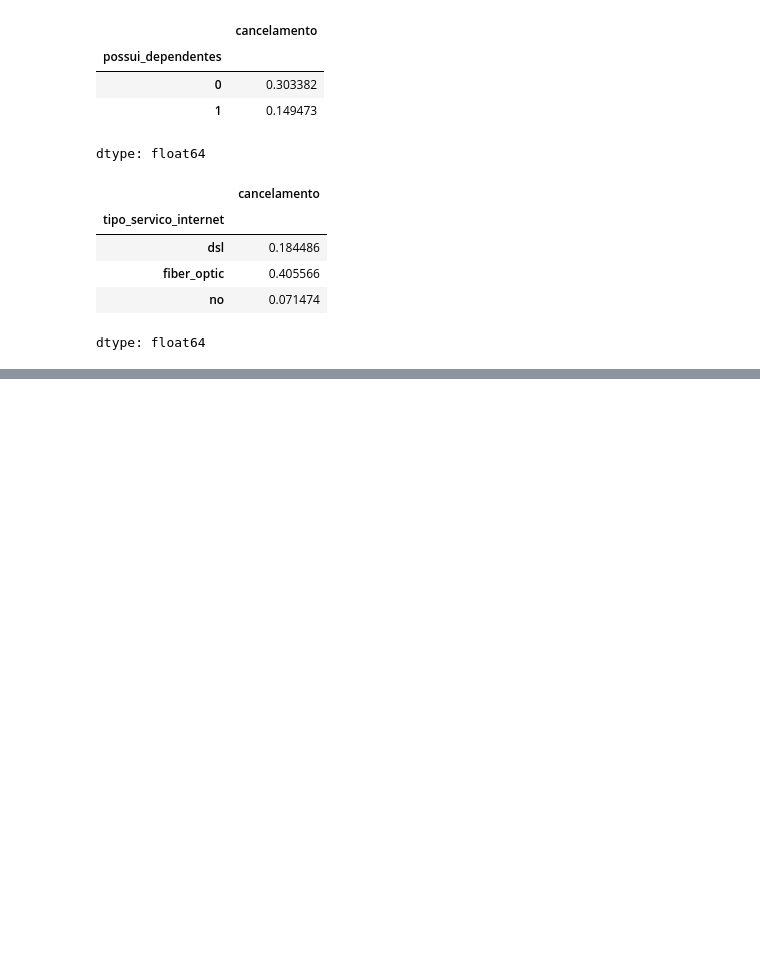
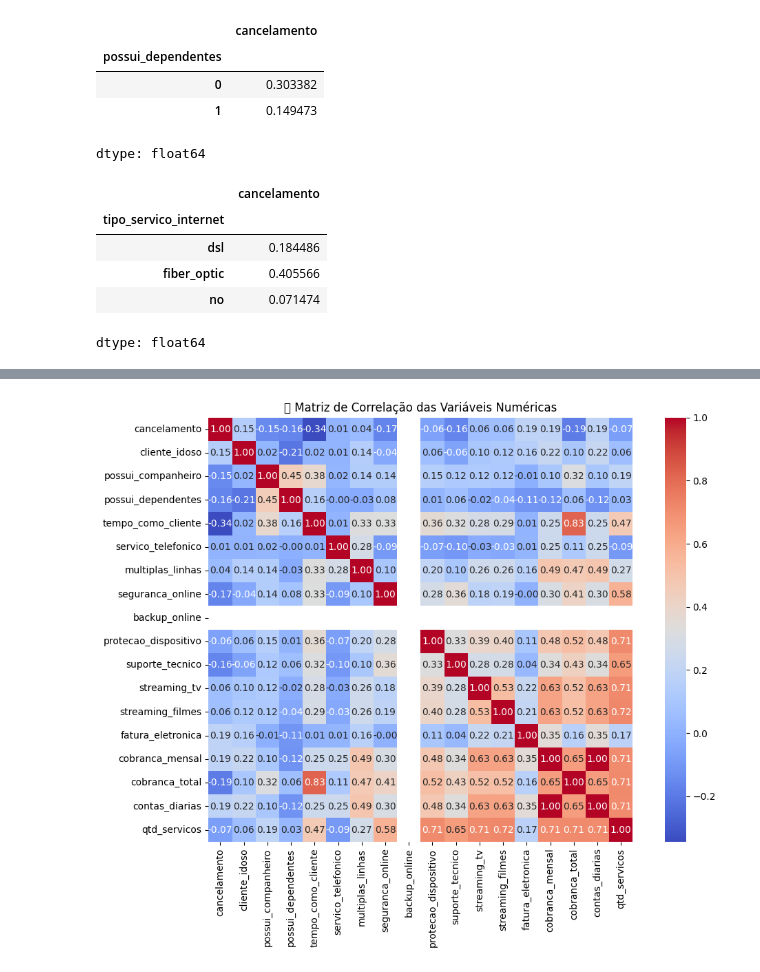
Before and after one commit to Tayara32/Challenge-TelecomX, a Jupyter notebook: ChallengeTelecomX.ipynb, the cells around one changed output, grey strips where cells are left out. Saved outputs shown, nothing was run; the diff lists cells and outputs as text; code cells hidden in the pictures; blank space fills up the shorter version.

```diff
--- a/ChallengeTelecomX.ipynb
+++ b/ChallengeTelecomX.ipynb
@@ -386,0 +670,17 @@ dtype: float64
+# %%
+import seaborn as sns
+import matplotlib.pyplot as plt
+
+# Filtrar apenas colunas numéricas
+df_numerico = df_normalizado.select_dtypes(include=['number'])
+
+# Calcular a correlação
+matriz_corr = df_numerico.corr()
+
+# Plotar heatmap
+plt.figure(figsize=(12, 8))
+sns.heatmap(matriz_corr, annot=True, fmt='.2f', cmap='coolwarm', square=True)
+plt.title('📊 Matriz de Correlação das Variáveis Numéricas')
+plt.show()
+# %% [output]
+[figure, added]
```
Also changed, not shown: parts of 18 cells of this notebook.
